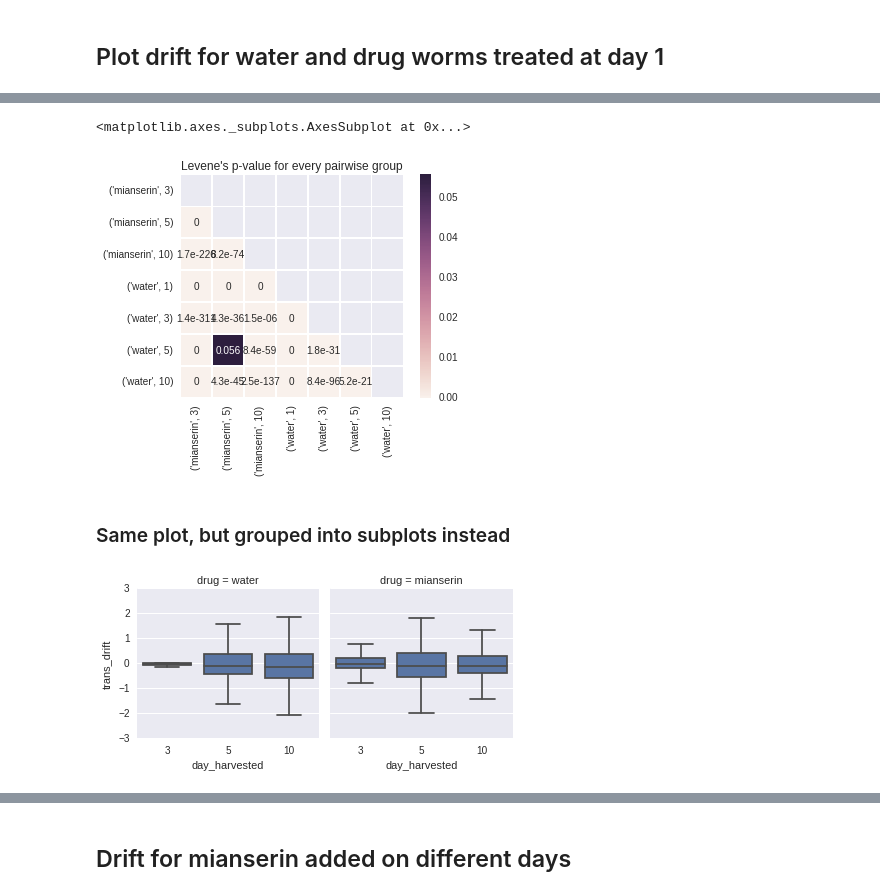
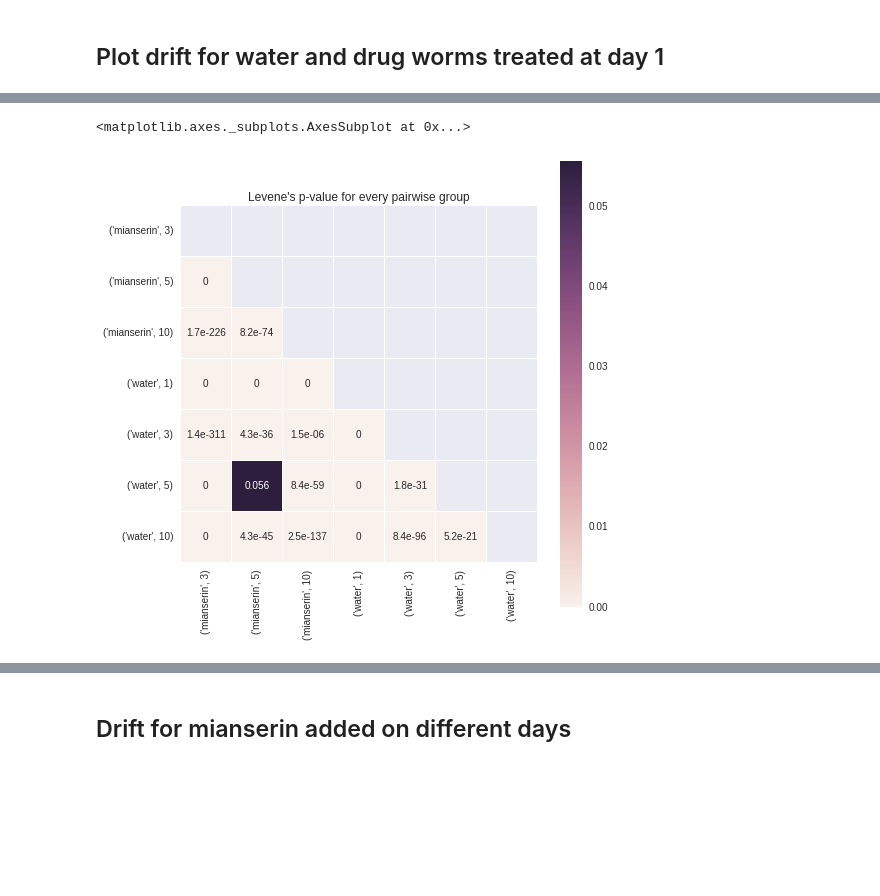
Before and after one commit to veleritas/ageing, a Jupyter notebook: analysis/worm_plots.ipynb, the cells around one changed output, grey strips where cells are left out. Cells and saved outputs as stored; diff of their text form; code cells hidden in the pictures; blank space fills up the shorter version.

```diff
--- a/analysis/worm_plots.ipynb
+++ b/analysis/worm_plots.ipynb
@@ -72,25 +41,0 @@ def levene_test(dataframe, group_cols, value_col):
-# %%
-def p_val_matrix(data, group_cols, drift_col):
-    """Calculate the Levene's test p-value for each unique pair of groups.
-
-    Only calculates the lower left triangle.
-    """
-    drift = {
-        key: df[drift_col]
-        for key, df in data.groupby(group_cols)
-    }
-
-    groups = sorted(list(drift.keys()))
-    temp = pd.DataFrame(index = groups, columns = groups, dtype = np.float)
-
-    for i, j in combinations(groups, 2):
-        temp.loc[i, j] = levene(drift[i], drift[j], center = "median")[1]
-
-    return temp.T
-
-def plot_p_val_heatmap(data, group_cols, drift_col, figsize = (5, 5)):
-    p_vals = p_val_matrix(data, group_cols, drift_col)
-
-    fig = sns.heatmap(p_vals, annot = True, square = True, linewidths = 0.5)
-    fig.set_title("Levene's p-value for every pairwise group")
-    return fig
@@ -198,0 +95,7 @@ ax.annotate(
+# %%
+temp = data.query("day_drug_added == 1")
+
+plot_drift(
+    "box", temp, "day_harvested", "trans_drift", "seqname",
+    groupby = "drug"
+)
@@ -199,19 +117,8 @@ ax.annotate(
 # %%
-plot_p_val_heatmap(temp, ["drug", "day_harvested"], "trans_drift")
+plot_p_val_heatmap(
+    temp, ["drug", "day_harvested"], "trans_drift",
+    rc = {"figure.figsize": (8, 8)}
+)
 # %% [output]
 <matplotlib.axes._subplots.AxesSubplot at 0x...>
-[figure, old version]
+[figure, new version]
-# %% [markdown]
-### Same plot, but grouped into subplots instead
-# %%
-temp = subset(
-    {"day_drug_added": [1]},
-    data
-)
-
-ax = plot_drift_box(
-    temp, "day_harvested", "trans_drift", "seqname",
-    groupby = "drug", split = True
-)
-# %% [output]
-[figure, removed]
```
Also changed, not shown: parts of 28 cells of this notebook.
